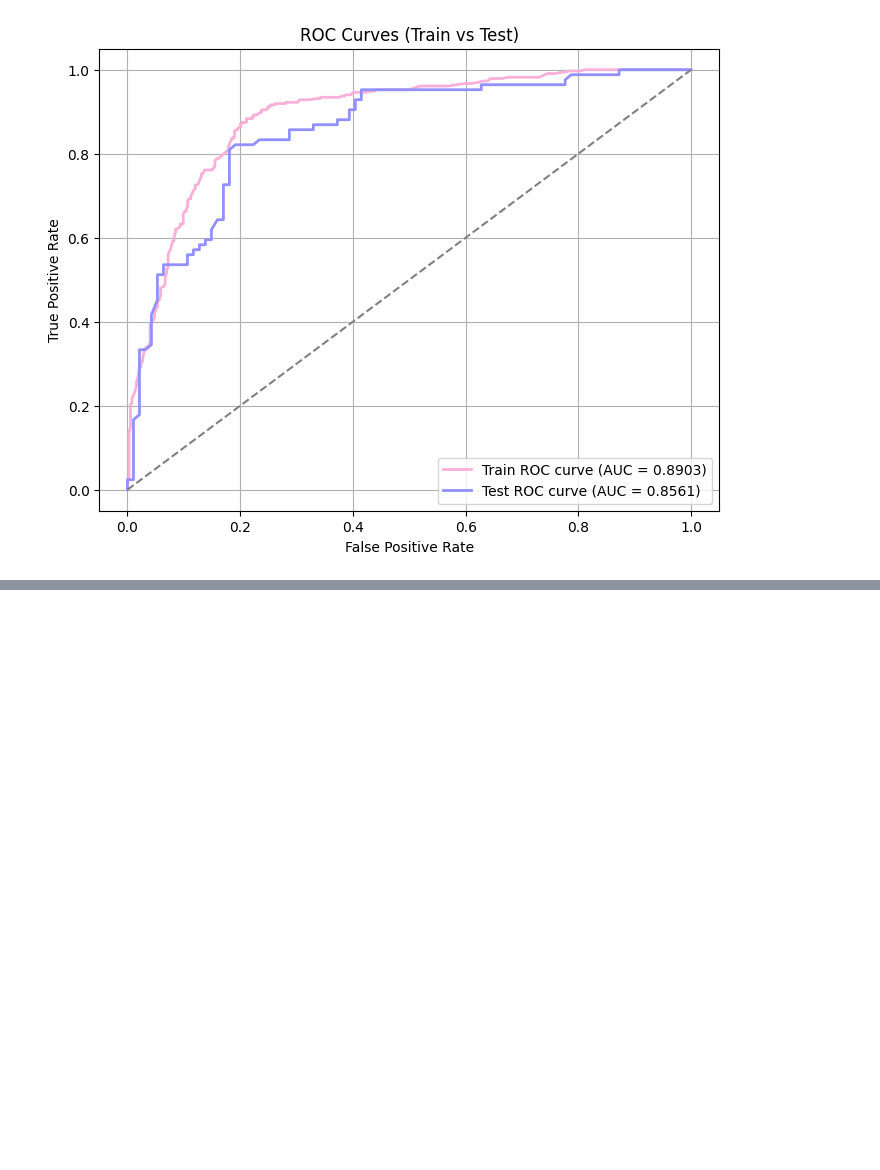
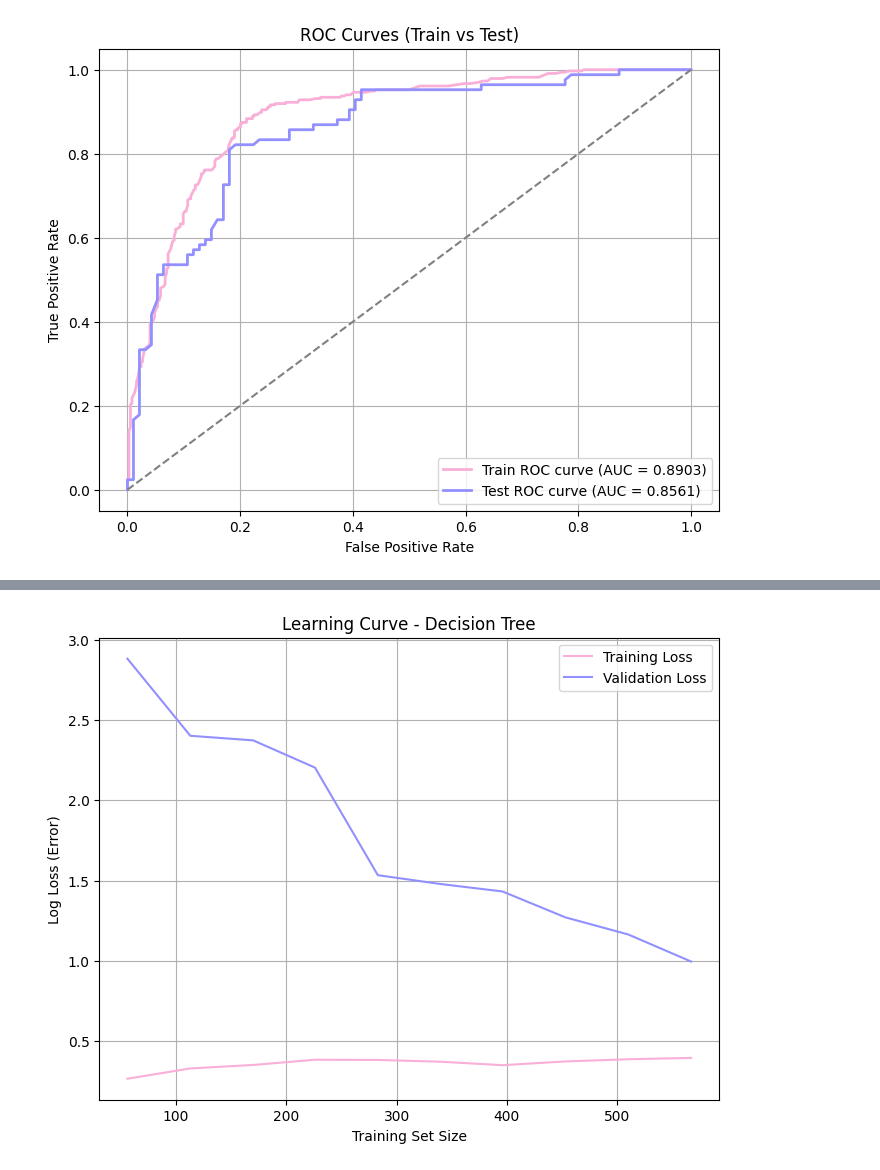
Before and after one commit to ceciliasant/AAproj1, a Jupyter notebook: proj1.ipynb, the cells around one changed output, grey strips where cells are left out. Drawn from its saved outputs; the diff is of its cells as text; code cells hidden in the pictures; blank space fills up the shorter version.

```diff
--- a/proj1.ipynb
+++ b/proj1.ipynb
@@ -1163,24 +1168,26 @@ print(f"Best Hyperparameters (Decision Tree): {best_params_dt}")
 # %%
 # Train with Best Parameters
-best_dt = grid_search_dt.best_estimator_
-best_dt.fit(X_train_no_density, y_train_no_density)
+best_dt_no_density = grid_search_dt.best_estimator_
+best_dt_no_density.fit(X_train_no_density, y_train_no_density)
 
 ## Learning Curve
 
 train_sizes, train_scores, val_scores = learning_curve(
-    best_dt, X_train_no_density, y_train_no_density,train_sizes=np.linspace(0.1, 1.0, 10),
+    best_dt_no_density, X_train_no_density, y_train_no_density,train_sizes=np.linspace(0.1, 1.0, 10),
     cv=cv, scoring='neg_log_loss', n_jobs=-1
 )
 
 train_mean = -np.mean(train_scores, axis=1)  # convert to positive log loss
 val_mean = -np.mean(val_scores, axis=1)
 
 plt.figure(figsize=(8, 6))
 plt.plot(train_sizes, train_mean, color='#f9afd7ff', label="Training Loss")
 plt.plot(train_sizes, val_mean, color='#9290ffff', label="Validation Loss")
 plt.xlabel("Training Set Size")
 plt.ylabel("Log Loss (Error)")
 plt.title("Learning Curve - Decision Tree")
 plt.legend()
 plt.grid()
 plt.show()
+# %% [output]
+[figure, added]
```
Also changed, not shown: parts of 11 cells of this notebook.
